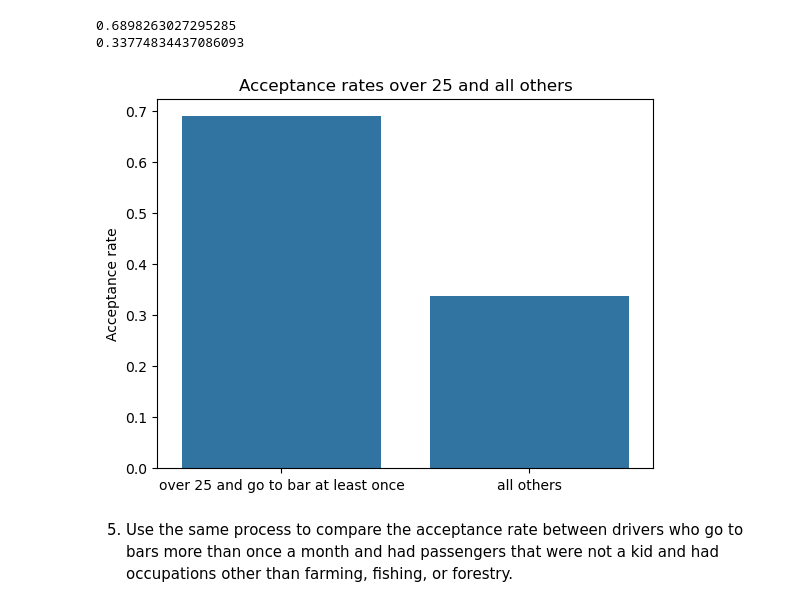
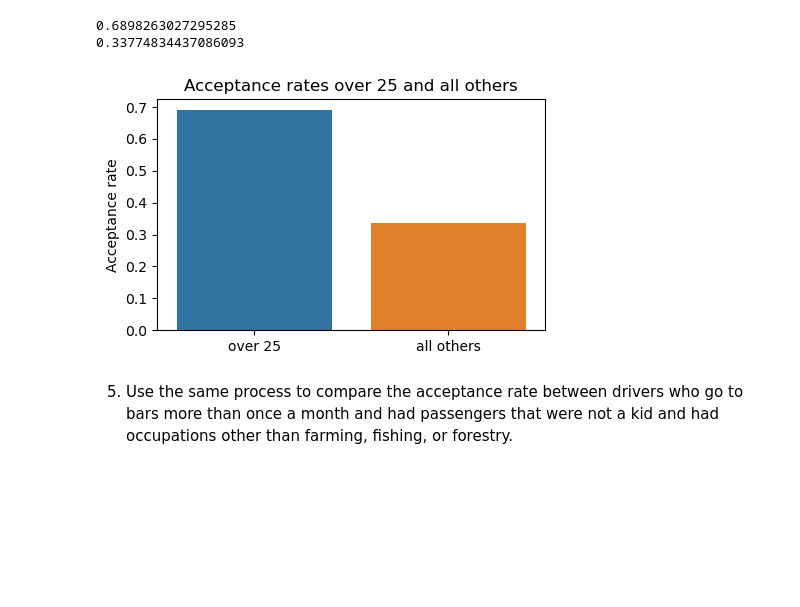
Before and after one commit to raosalapaka/ml-module5, a Jupyter notebook: assignment5_1_RS.ipynb, the cells around one changed output. Cells and saved outputs as stored; diff of their text form; code cells hidden in the pictures; blank space fills up the shorter version.

```diff
--- a/assignment5_1_RS.ipynb
+++ b/assignment5_1_RS.ipynb
@@ -248,12 +249,14 @@ print(acceptance_all_others)
 0.33774834437086093
 # %%
 # barplot to visualize the ratios
-sns.barplot(x=['over 25 and go to bar at least once', 'all others'], y=[acceptance_over_25, acceptance_all_others])
+plt.figure(figsize=(5,3))
+labels = ['over 25', 'all others']
+sns.barplot(x=labels, y=[acceptance_over_25, acceptance_all_others], hue=labels, legend=False)
 plt.ylabel('Acceptance rate')
 plt.title('Acceptance rates over 25 and all others')
 plt.show()
 # %% [output]
-[figure, old version]
+[figure, new version]
 # %% [markdown]
 5. Use the same process to compare the acceptance rate between drivers who go to bars more than once a month and had passengers that were not a kid and had occupations other than farming, fishing, or forestry.
 # %%
```
Also changed, not shown: parts of 27 cells of this notebook.
